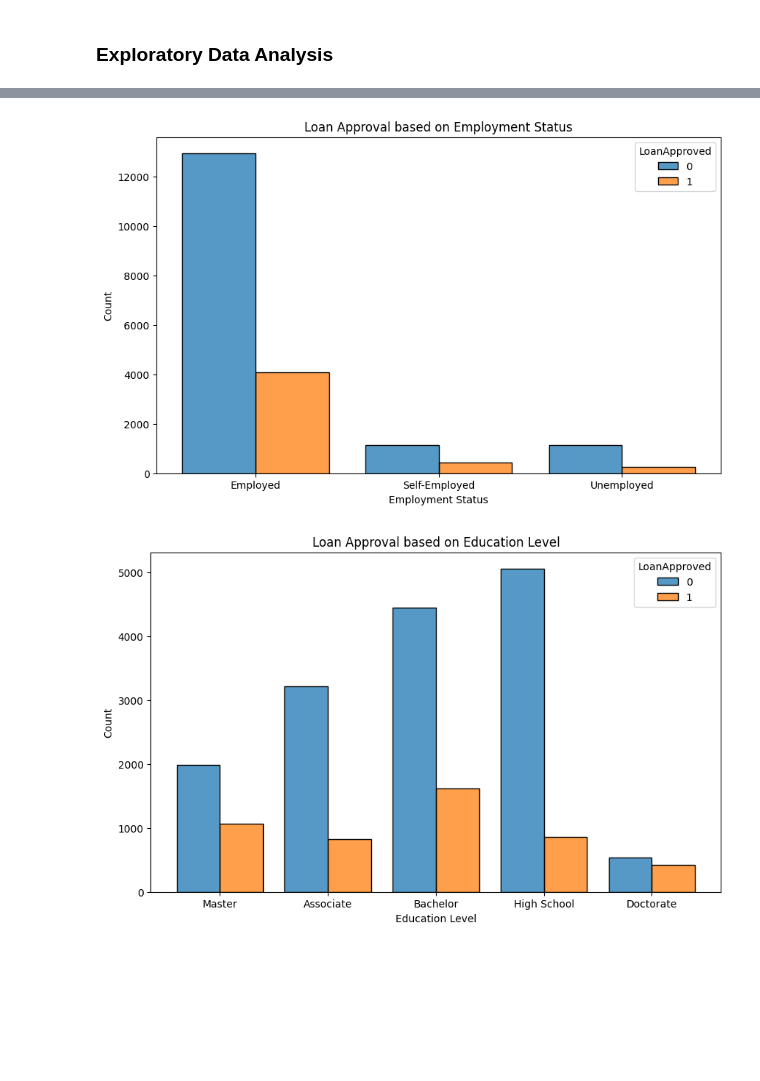
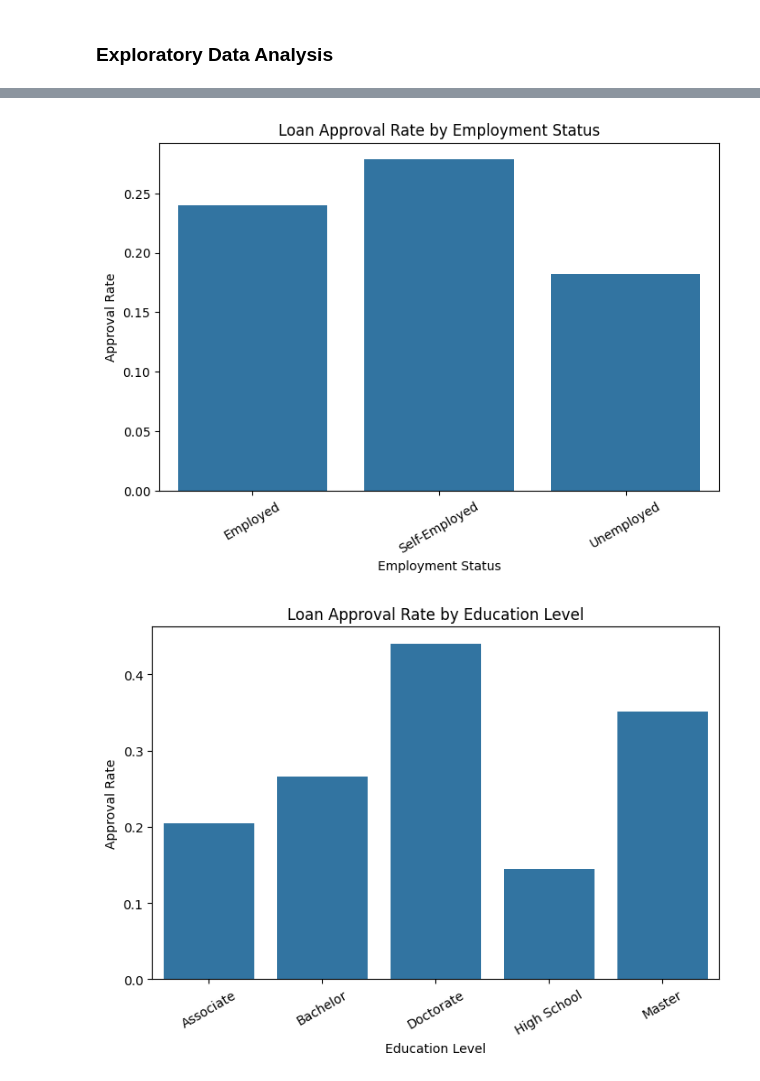
Before and after one commit to AbdulWahid026/ML_LoanApprovalPrediction-CreditRiskAnalysis, a Jupyter notebook: model.ipynb, the cells around one changed output, grey strips where cells are left out. Cells and saved outputs as stored; diff of their text form; code cells hidden in the pictures; blank space fills up the shorter version.

Commit message:
Eda: Visualization Corrections

```diff
--- a/model.ipynb
+++ b/model.ipynb
@@ -123,17 +122,35 @@ plt.show()
 # %%
-plt.figure(figsize=(10,6))
-sns.histplot(data=data_df,x='EmploymentStatus',hue='LoanApproved',multiple='dodge',shrink=0.8)
-plt.title('Loan Approval based on Employment Status')
+approval_emp = (
+    data_df
+    .groupby('EmploymentStatus')['LoanApproved']
+    .mean()
+    .reset_index()
+)
+
+plt.figure(figsize=(8,5))
+sns.barplot(
+    data=approval_emp,
+    x='EmploymentStatus',
+    y='LoanApproved'
+)
+plt.title('Loan Approval Rate by Employment Status')
+plt.ylabel('Approval Rate')
 plt.xlabel('Employment Status')
+plt.xticks(rotation=30)
 plt.show()
 # %% [output]
-[figure, old version]
+[figure, new version]
 # %%
-plt.figure(figsize=(10,6))
-sns.histplot(data=data_df,x='EducationLevel',hue='LoanApproved',multiple='dodge',shrink=0.8)
-plt.title('Loan Approval based on Education Level')
+approval=(
+    data_df.groupby('EducationLevel')['LoanApproved'].mean().reset_index())
+
+plt.figure(figsize=(8,5))
+sns.barplot(data=approval,x='EducationLevel',y='LoanApproved')
+plt.title('Loan Approval Rate by Education Level')
+plt.ylabel('Approval Rate')
 plt.xlabel('Education Level')
+plt.xticks(rotation=30)
 plt.show()
 # %% [output]
-[figure, old version]
+[figure, new version]
 # %%
```
Also changed, not shown: parts of 6 cells of this notebook.
